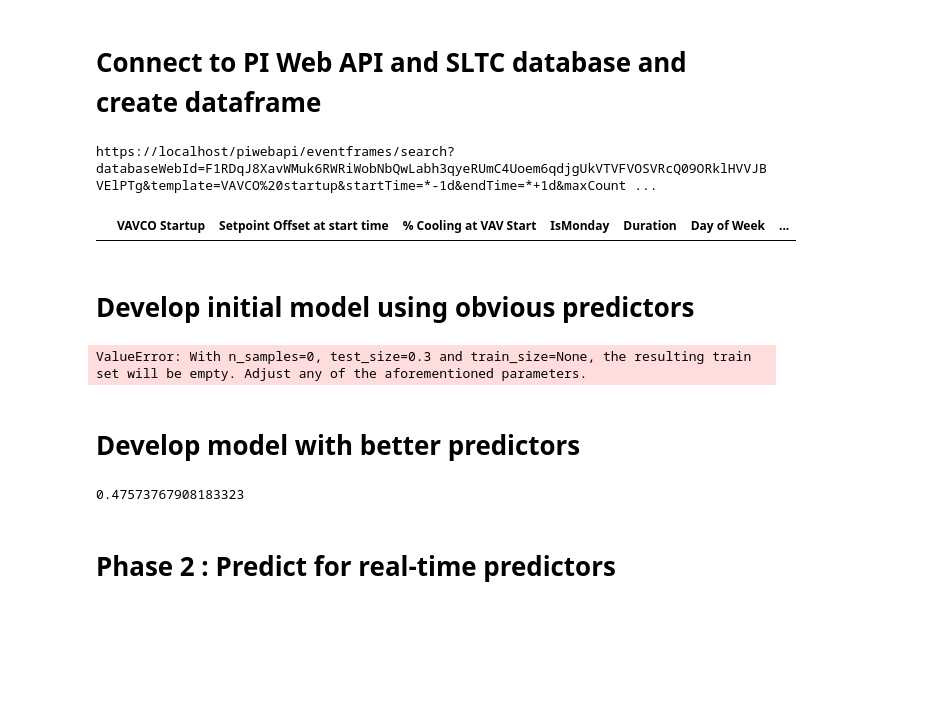
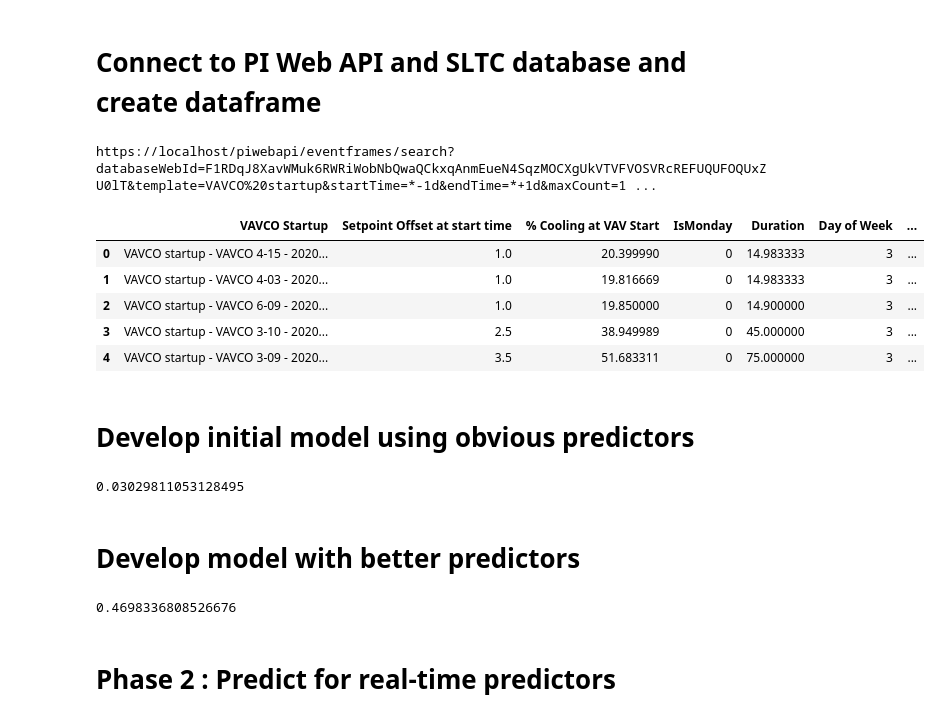
Before and after one commit to pvirk/OSI-Samples-PI-System, a Jupyter notebook: piwebapi_samples/Data Analysis/Sandbox.ipynb, the cells around one changed output. Cells and saved outputs as stored; diff of their text form; code cells hidden in the pictures; blank space fills up the shorter version.

```diff
--- a/piwebapi_samples/Data Analysis/Sandbox.ipynb
+++ b/piwebapi_samples/Data Analysis/Sandbox.ipynb
@@ -93,7 +93,7 @@ def getDatabaseWebID(path):
 
     data = read_config()
     piwebapi_url = data['PIWEBAPI_URL']
-    getDatabaseQuery = piwebapi_url + "/assetdatabases?path=" + databasePath
+    getDatabaseQuery = piwebapi_url + "assetdatabases?path=" + databasePath
     database = json.loads(get(getDatabaseQuery).text)
     return database['WebId']
 
@@ -114,7 +114,7 @@ databaseWebID = getDatabaseWebID(databasePath)
 # the purpose of cleaning up our dataset. That is why we decided to use the query feature of the search endpoints.
 # More information about query syntax can be found here : https://your-server/piwebapi/help/topics/search-query-syntax
 piwebapi_url = data['PIWEBAPI_URL']
-getEFQuery = piwebapi_url + "/eventframes/search?databaseWebId="+\
+getEFQuery = piwebapi_url + "eventframes/search?databaseWebId="+\
                 databaseWebID + "&template=VAVCO%20startup&startTime=*-1d&endTime=*+1d&maxCount=1000&query=duration:<2h"
 print(getEFQuery)
 #send GET request to PI Web API
@@ -165,34 +165,39 @@ for i in items:
         if j['Name'] == 'Outside Relative Humidity at VAV Start':
             value_response = get(j['Links']['Value'])
             outsidehumidity.append(json.loads(value_response.text)['Value'])
         if j['Name'] == 'Outside Air Temperature at VAV Start':
             value_response = get(j['Links']['Value'])
             outsideairtemp.append(json.loads(value_response.text)['Value'])
 
     #add IsMonday predictor
     if startTime.weekday() == 0:
         isMonday.append(1)
     else:
         isMonday.append(0)
 
     dayofweek.append(startTime.weekday())
 
 
 df = pd.DataFrame({
     'VAVCO Startup' : efarray,
     'Setpoint Offset at start time' : setpoint,
     '% Cooling at VAV Start' : percentcooling,
     'IsMonday' : isMonday,
     'Duration' : duration,
     'Day of Week' : dayofweek,
     'Outside Relative Humidity at VAV Start' : outsidehumidity,
     'Outside Air Temperature at VAV Start' : outsideairtemp
 })
 
 df.head()
 # %% [output]
-https://localhost/piwebapi/eventframes/search?databaseWebId=F1RDqJ8XavWMuk6RWRiWobNbQwLabh3qyeRUmC4Uoem6qdjgUkVTVFVOSVRcQ09ORklHVVJBVElPTg&template=VAVCO%20startup&startTime=*-1d&endTime=*+1d&maxCount ...
+https://localhost/piwebapi/eventframes/search?databaseWebId=F1RDqJ8XavWMuk6RWRiWobNbQwaQCkxqAnmEueN4SqzMOCXgUkVTVFVOSVRcREFUQUFOQUxZU0lT&template=VAVCO%20startup&startTime=*-1d&endTime=*+1d&maxCount=1 ...
 |  | VAVCO Startup | Setpoint Offset at start time | % Cooling at VAV Start | IsMonday | Duration | Day of Week | ... |
+| 0 | VAVCO startup - VAVCO 4-15 - 2020... | 1.0 | 20.399990 | 0 | 14.983333 | 3 | ... |
+| 1 | VAVCO startup - VAVCO 4-03 - 2020... | 1.0 | 19.816669 | 0 | 14.983333 | 3 | ... |
+| 2 | VAVCO startup - VAVCO 6-09 - 2020... | 1.0 | 19.850000 | 0 | 14.900000 | 3 | ... |
+| 3 | VAVCO startup - VAVCO 3-10 - 2020... | 2.5 | 38.949989 | 0 | 45.000000 | 3 | ... |
+| 4 | VAVCO startup - VAVCO 3-09 - 2020... | 3.5 | 51.683311 | 0 | 75.000000 | 3 | ... |
 # %% [markdown]
 # Develop initial model using obvious predictors
 # %%
@@ -209,7 +214,7 @@ regr1 = linear_model.LinearRegression()
 regr1.fit(x_train, y_train)
 print(regr1.score(x_test, y_test))
 # %% [output]
-ValueError: With n_samples=0, test_size=0.3 and train_size=None, the resulting train set will be empty. Adjust any of the aforementioned parameters.
+0.03029811053128495
 # %% [markdown]
 # Develop model with better predictors
 # %%
@@ -228,7 +233,7 @@ regr = linear_model.LinearRegression()
 regr.fit(x_train, y_train)
 print(regr.score(x_test, y_test))
 # %% [output]
-0.47573767908183323
+0.4698336808526676
 # %% [markdown]
 # Phase 2 : Predict for real-time predictors
 # %%
```
Also changed, not shown: parts of 2 cells of this notebook, 4 other files.
